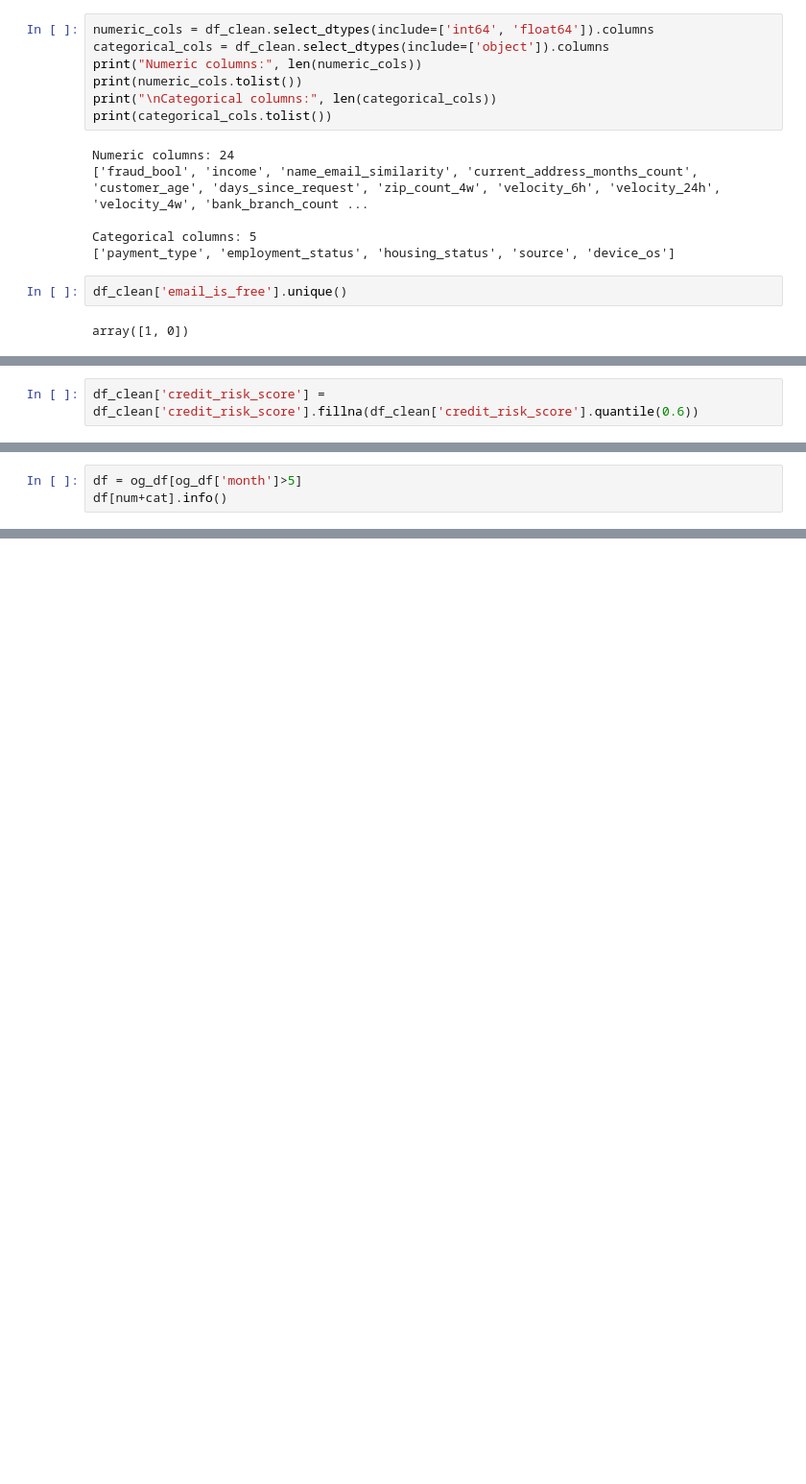
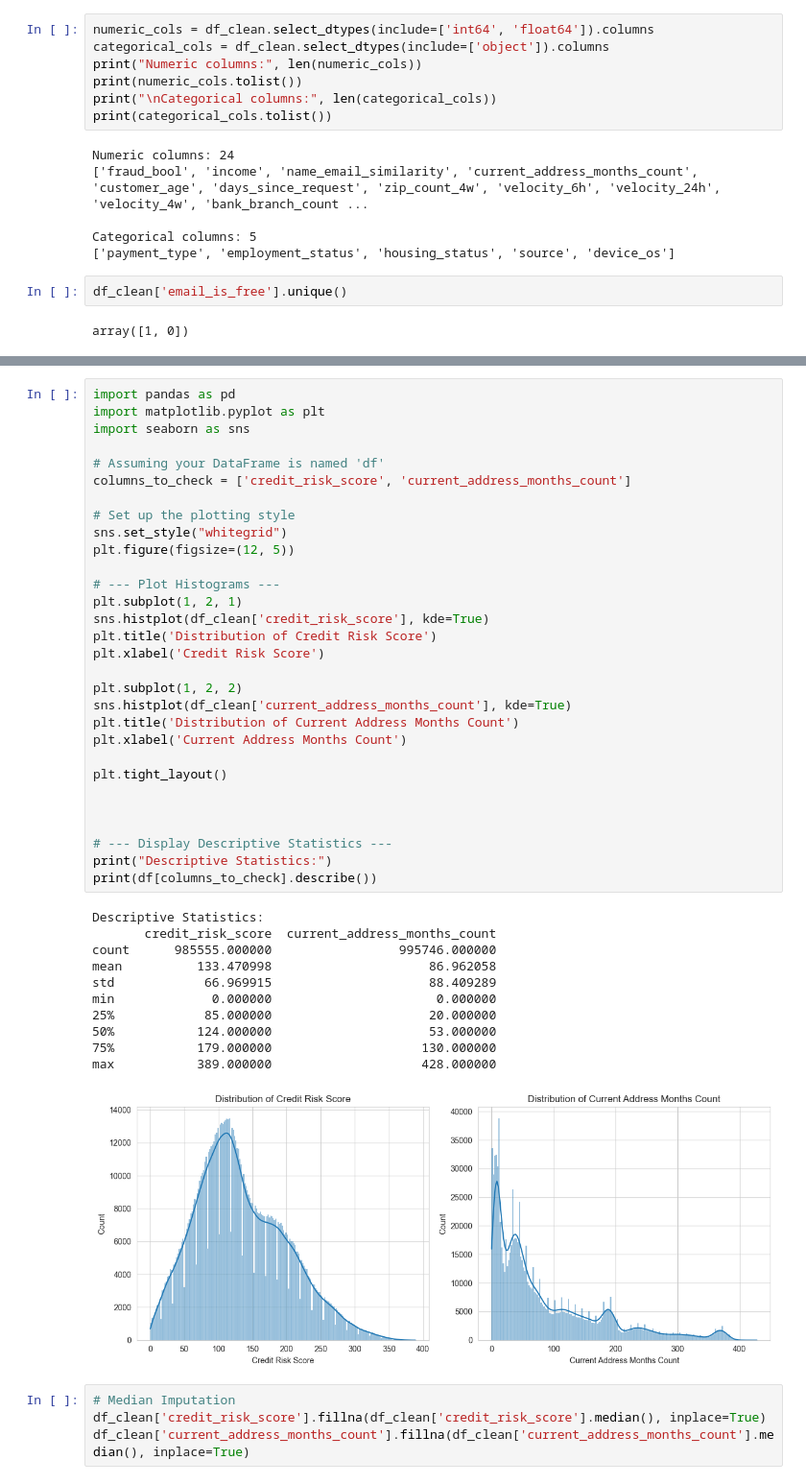
Before and after one commit to khyatinkadam610/bank_fraud_realtime, a Jupyter notebook: notebooks/bank-account-fraud-dataset-suite-neurips-2022.ipynb, the cells around one changed output, grey strips where cells are left out. Shown at 96% size. Drawn from its saved outputs; the diff is of its cells as text; blank space fills up the shorter version.

```diff
--- a/notebooks/bank-account-fraud-dataset-suite-neurips-2022.ipynb
+++ b/notebooks/bank-account-fraud-dataset-suite-neurips-2022.ipynb
@@ -479,2 +311,0 @@ since we can see credit risk score have some null values and it is one of the fe
-# %%
-df_clean['credit_risk_score'] = df_clean['credit_risk_score'].fillna(df_clean['credit_risk_score'].quantile(0.6))
@@ -608,3 +311,0 @@ Pipeline(steps=[('preprocess',
-# %%
-df = og_df[og_df['month']>5]
-df[num+cat].info()
@@ -684,0 +396,46 @@ ROC-AUC: 0.8481228758528653
+# %%
+import pandas as pd
+import matplotlib.pyplot as plt
+import seaborn as sns
+
+# Assuming your DataFrame is named 'df'
+columns_to_check = ['credit_risk_score', 'current_address_months_count']
+
+# Set up the plotting style
+sns.set_style("whitegrid")
+plt.figure(figsize=(12, 5))
+
+# --- Plot Histograms ---
+plt.subplot(1, 2, 1)
+sns.histplot(df_clean['credit_risk_score'], kde=True)
+plt.title('Distribution of Credit Risk Score')
+plt.xlabel('Credit Risk Score')
+
+plt.subplot(1, 2, 2)
+sns.histplot(df_clean['current_address_months_count'], kde=True)
+plt.title('Distribution of Current Address Months Count')
+plt.xlabel('Current Address Months Count')
+
+plt.tight_layout()
+
+
+
+# --- Display Descriptive Statistics ---
+print("Descriptive Statistics:")
+print(df[columns_to_check].describe())
+# %% [output]
+Descriptive Statistics:
+       credit_risk_score  current_address_months_count
+count      985555.000000                 995746.000000
+mean          133.470998                     86.962058
+std            66.969915                     88.409289
+min             0.000000                      0.000000
+25%            85.000000                     20.000000
+50%           124.000000                     53.000000
+75%           179.000000                    130.000000
+max           389.000000                    428.000000
+[figure, added]
+# %%
+# Median Imputation
+df_clean['credit_risk_score'].fillna(df_clean['credit_risk_score'].median(), inplace=True)
+df_clean['current_address_months_count'].fillna(df_clean['current_address_months_count'].median(), inplace=True)
```
Also changed, not shown: parts of 86 cells of this notebook, 5 other files.
